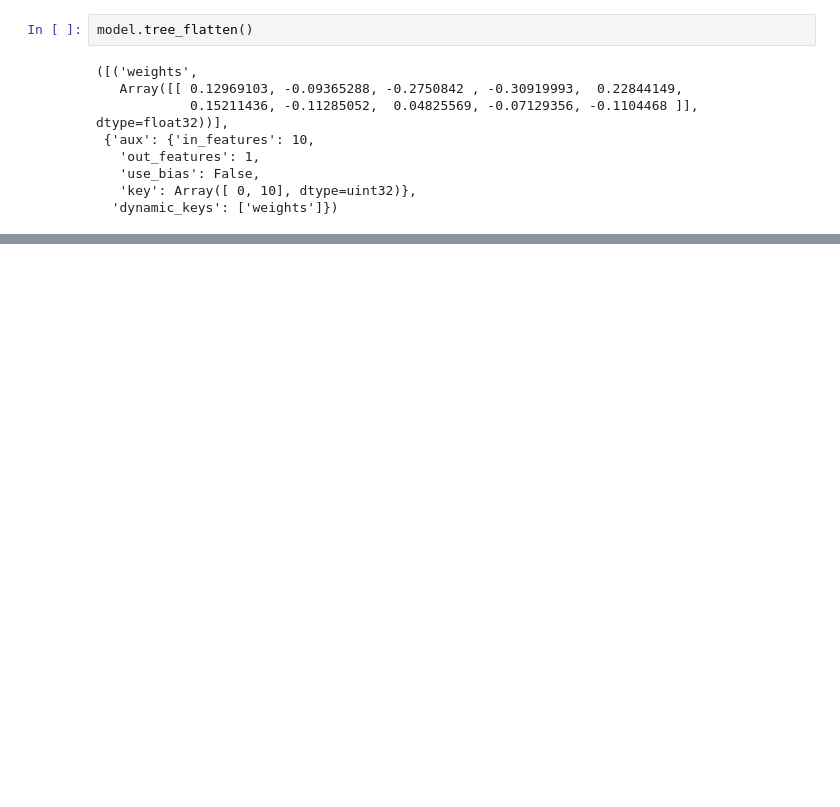
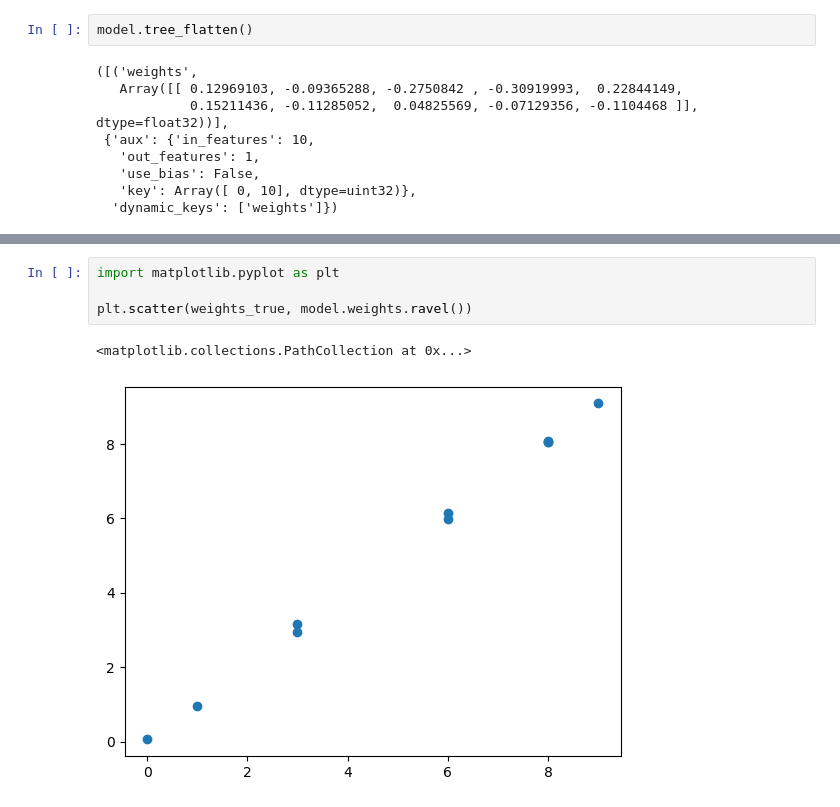
Before and after one commit to anujkhare/toylib, a Jupyter notebook: nn/01. NN discriminative.ipynb, the cells around one changed output, grey strips where cells are left out. Cells and saved outputs as stored; diff of their text form; blank space fills up the shorter version.

```diff
--- a/nn/01. NN discriminative.ipynb
+++ b/nn/01. NN discriminative.ipynb
@@ -148,0 +149,7 @@ Array([[ 1.9710617 ,  8.022537  ,  4.9767237 ,  4.961315  ,  1.9318951 ,
+# %%
+import matplotlib.pyplot as plt
+
+plt.scatter(weights_true, model.weights.ravel())
+# %% [output]
+<matplotlib.collections.PathCollection at 0x...>
+[figure, added]
```
Also changed, not shown: parts of 7 cells of this notebook.
